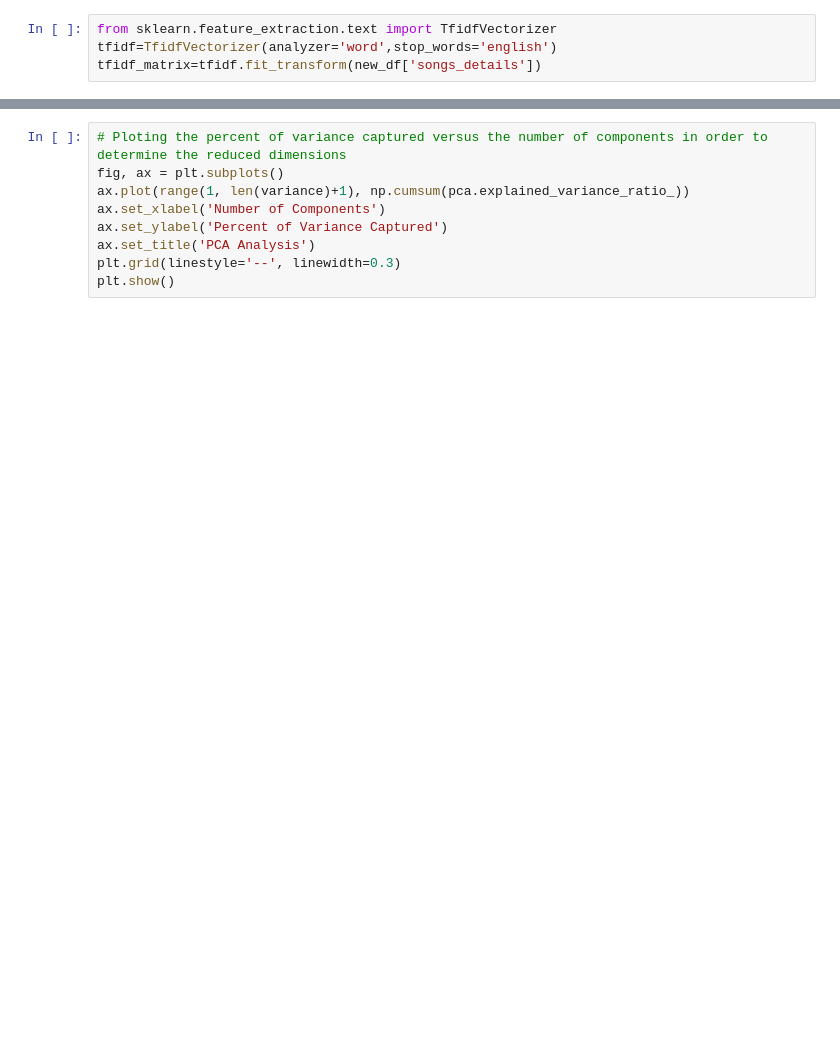
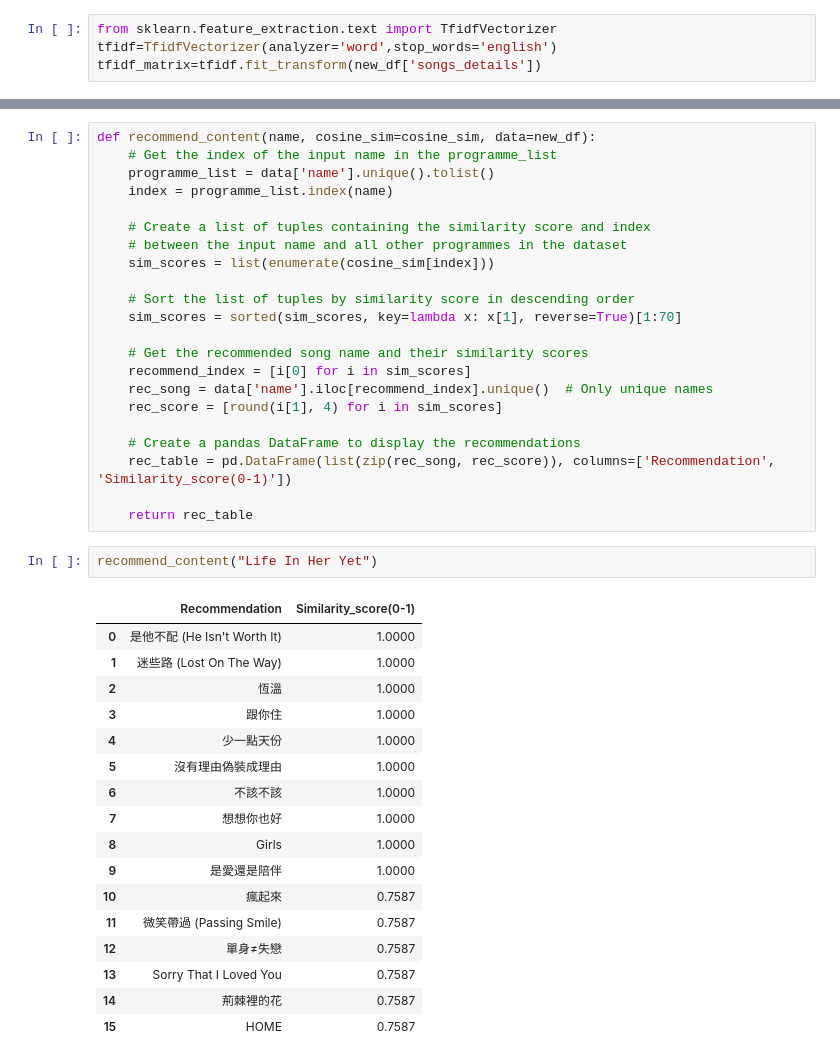
Before and after one commit to ashisaxena710/LGMVIP, a Jupyter notebook: Music_Recommendation_System.ipynb, the cells around one changed output, grey strips where cells are left out. Cells and saved outputs as stored; diff of their text form; blank space fills up the shorter version.

```diff
--- a/Music_Recommendation_System.ipynb
+++ b/Music_Recommendation_System.ipynb
@@ -344,9 +336,42 @@ print(f"Explained variance: {variance}")
-# %%
-# Ploting the percent of variance captured versus the number of components in order to determine the reduced dimensions
-fig, ax = plt.subplots()
-ax.plot(range(1, len(variance)+1), np.cumsum(pca.explained_variance_ratio_))
-ax.set_xlabel('Number of Components')
-ax.set_ylabel('Percent of Variance Captured')
-ax.set_title('PCA Analysis')
-plt.grid(linestyle='--', linewidth=0.3)
-plt.show()
+# %%
+def recommend_content(name, cosine_sim=cosine_sim, data=new_df):
+    # Get the index of the input name in the programme_list
+    programme_list = data['name'].unique().tolist()
+    index = programme_list.index(name)
+
+    # Create a list of tuples containing the similarity score and index
+    # between the input name and all other programmes in the dataset
+    sim_scores = list(enumerate(cosine_sim[index]))
+
+    # Sort the list of tuples by similarity score in descending order
+    sim_scores = sorted(sim_scores, key=lambda x: x[1], reverse=True)[1:70]
+
+    # Get the recommended song name and their similarity scores
+    recommend_index = [i[0] for i in sim_scores]
+    rec_song = data['name'].iloc[recommend_index].unique()  # Only unique names
+    rec_score = [round(i[1], 4) for i in sim_scores]
+
+    # Create a pandas DataFrame to display the recommendations
+    rec_table = pd.DataFrame(list(zip(rec_song, rec_score)), columns=['Recommendation', 'Similarity_score(0-1)'])
+
+    return rec_table
+# %%
+recommend_content("Life In Her Yet")
+# %% [output]
+|  | Recommendation | Similarity_score(0-1) |
+| 0 | 是他不配 (He Isn't Worth It) | 1.0000 |
+| 1 | 迷些路 (Lost On The Way) | 1.0000 |
+| 2 | 恆溫 | 1.0000 |
+| 3 | 跟你住 | 1.0000 |
+| 4 | 少一點天份 | 1.0000 |
+| 5 | 沒有理由偽裝成理由 | 1.0000 |
+| 6 | 不該不該 | 1.0000 |
+| 7 | 想想你也好 | 1.0000 |
+| 8 | Girls | 1.0000 |
+| 9 | 是愛還是陪伴 | 1.0000 |
+| 10 | 瘋起來 | 0.7587 |
+| 11 | 微笑帶過 (Passing Smile) | 0.7587 |
+| 12 | 單身≠失戀 | 0.7587 |
+| 13 | Sorry That I Loved You | 0.7587 |
+| 14 | 荊棘裡的花 | 0.7587 |
+| 15 | HOME | 0.7587 |
```
Also changed, not shown: parts of 9 cells of this notebook.
